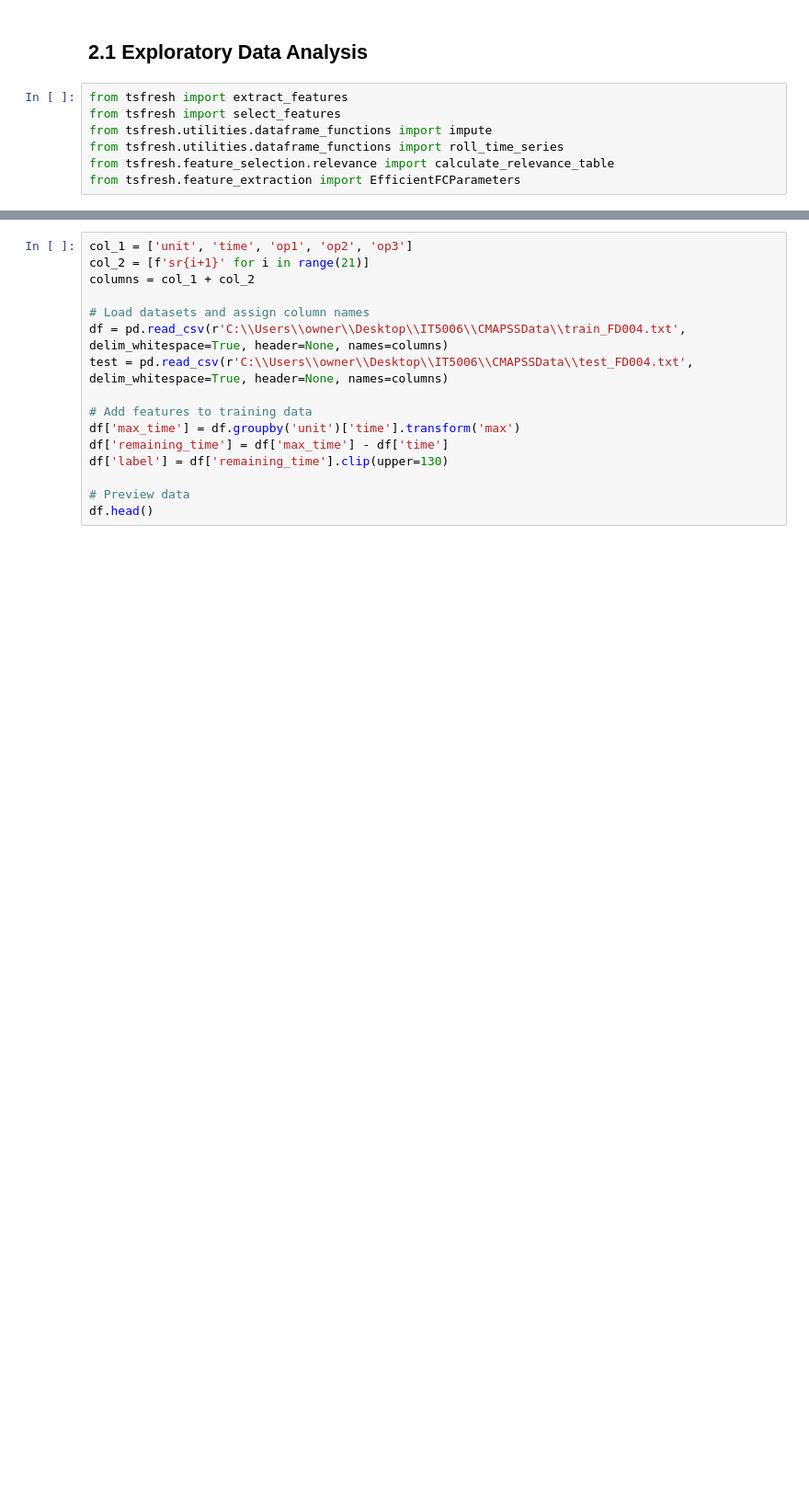
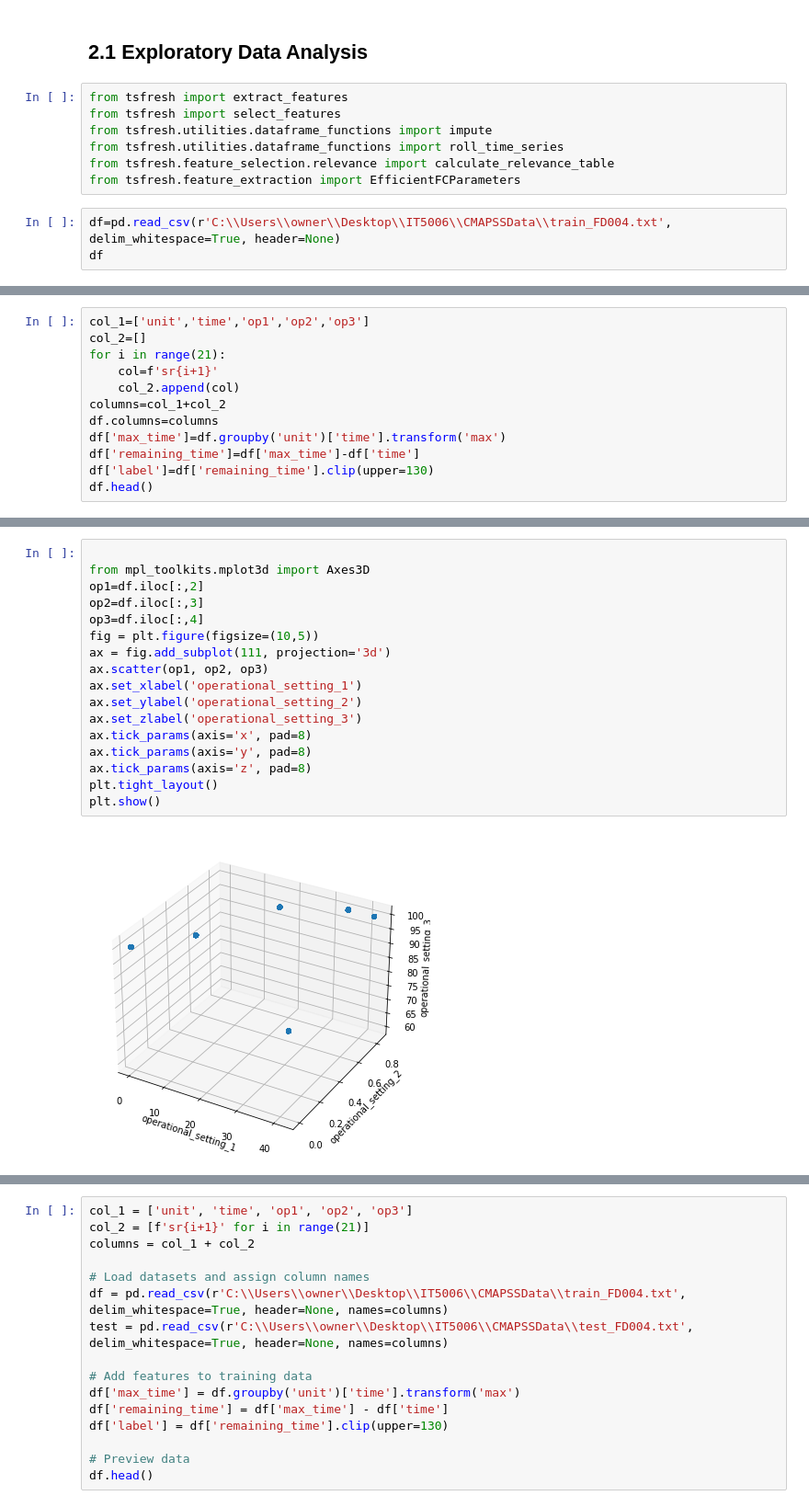
Before and after one commit to yifeisg/IT5006-CMAPSS, a Jupyter notebook: CMAPSS project/FD004.ipynb, the cells around one changed output, grey strips where cells are left out. Shown at 92% size. Saved outputs shown, nothing was run; the diff lists cells and outputs as text; blank space fills up the shorter version.

```diff
--- a/CMAPSS project/FD004.ipynb
+++ b/CMAPSS project/FD004.ipynb
@@ -460,3 +460,6 @@ from tsfresh.utilities.dataframe_functions import impute
 from tsfresh.utilities.dataframe_functions import roll_time_series
 from tsfresh.feature_selection.relevance import calculate_relevance_table
 from tsfresh.feature_extraction import EfficientFCParameters
+# %%
+df=pd.read_csv(r'C:\\Users\\owner\\Desktop\\IT5006\\CMAPSSData\\train_FD004.txt', delim_whitespace=True, header=None)
+df
@@ -462,0 +480,12 @@ from tsfresh.feature_extraction import EfficientFCParameters
+# %%
+col_1=['unit','time','op1','op2','op3']
+col_2=[]
+for i in range(21):
+    col=f'sr{i+1}'
+    col_2.append(col)
+columns=col_1+col_2
+df.columns=columns
+df['max_time']=df.groupby('unit')['time'].transform('max')
+df['remaining_time']=df['max_time']-df['time']
+df['label']=df['remaining_time'].clip(upper=130)
+df.head()
@@ -462,0 +500,19 @@ from tsfresh.feature_extraction import EfficientFCParameters
+# %%
+
+from mpl_toolkits.mplot3d import Axes3D
+op1=df.iloc[:,2]
+op2=df.iloc[:,3]
+op3=df.iloc[:,4]
+fig = plt.figure(figsize=(10,5))
+ax = fig.add_subplot(111, projection='3d')
+ax.scatter(op1, op2, op3)
+ax.set_xlabel('operational_setting_1')
+ax.set_ylabel('operational_setting_2')
+ax.set_zlabel('operational_setting_3')
+ax.tick_params(axis='x', pad=8)
+ax.tick_params(axis='y', pad=8)
+ax.tick_params(axis='z', pad=8)
+plt.tight_layout()
+plt.show()
+# %% [output]
+[figure, added]
```
Also changed, not shown: parts of 15 cells of this notebook.
